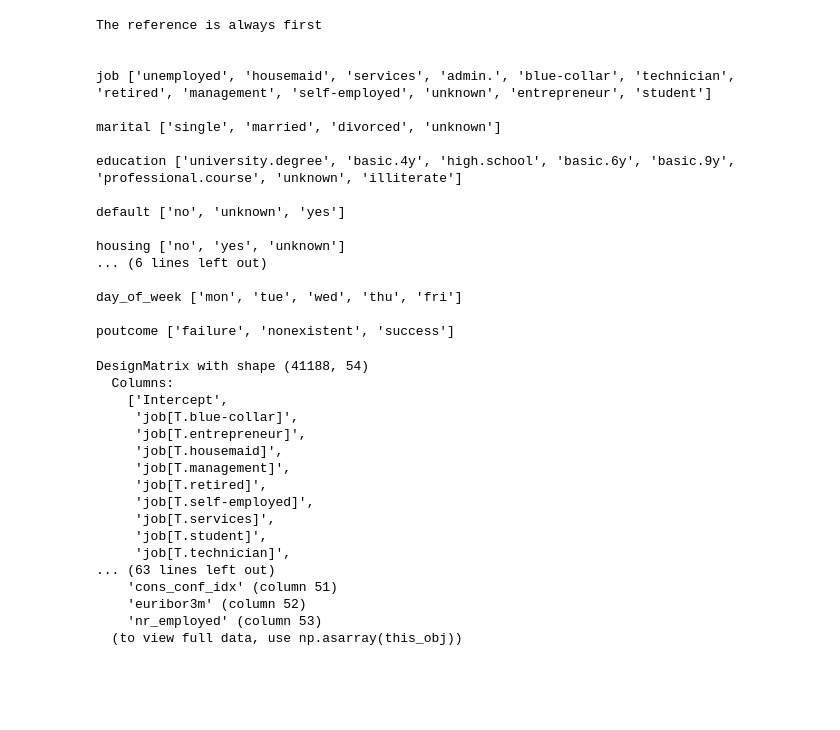
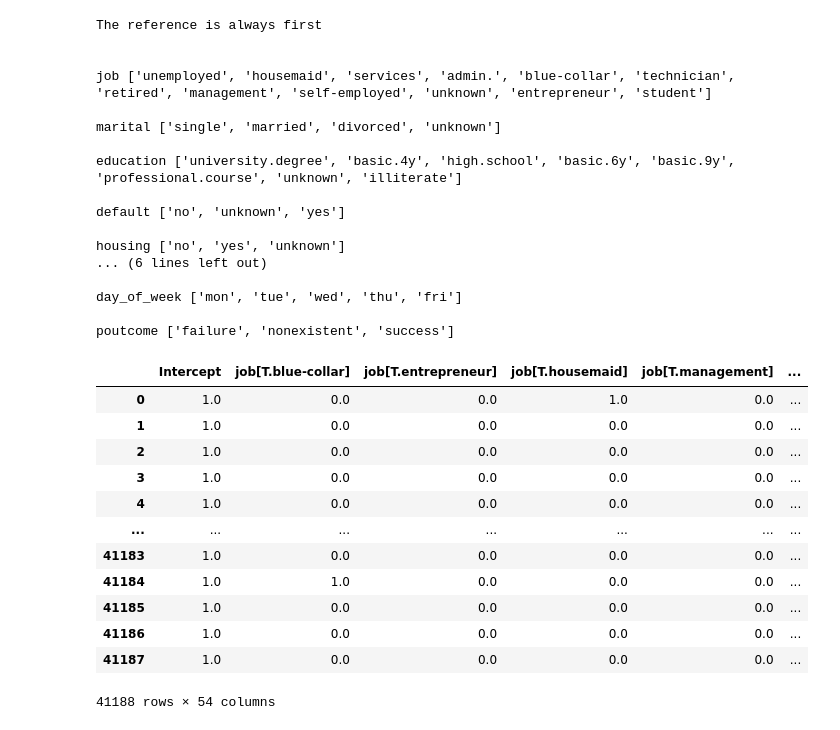
Before and after one commit to santiagoalonso/Data_Mining_2_TEC, a Jupyter notebook: Lasso.ipynb, the cells around one changed output. Cells and saved outputs as stored; diff of their text form; code cells hidden in the pictures; blank space fills up the shorter version.

```diff
--- a/Lasso.ipynb
+++ b/Lasso.ipynb
@@ -193,38 +193,34 @@ poutcome ['failure', 'nonexistent', 'success']
 # %%
 # Define the endogenous variable.
 y = data_bank['y'].replace({'no': 0, 'yes': 1}) #we need to replace strings with 0 and 1
 
 #Now the regression. Lasso will the reduce the number of variables
 formula = "~ age + duration + campaign + pdays + " \
           "previous + emp_var_rate + cons_price_idx + " \
           "cons_conf_idx + euribor3m + nr_employed + " \
           "job + marital + education + default + housing + " \
           "loan + contact + month + day_of_week + poutcome"
 dm = dmatrix(formula, data_bank)  #design matrix
-X = np.asarray(dm)
-dm
+X = pd.DataFrame(dm, columns = dm.design_info.column_names)
+X
 #dc = dmatrix("~ C(job, levels=jobs)", data_bank) #Dummy coding of job
 #print("NUMBER OF ORIGINAL JOB CATEGORIES:\n", len(jobs))
 #print("\nNUMBER OF JOB DUMMIES:\n", dc.shape[1]-1) #minus one because we do not count the intercept
 #print("\nDUMMY COLUMNS (NOTE THAT THE REFERENCE IS NOT PRESENT)\n", dc.design_info.column_names)
 #print("\nDUMMY CODES\nCOLUMNS AS ORGANIZED IN jobs (WITHOUT THE REFERENCE)\n", dc[:, 1:]) #Each column is a job (without the reference). There is a one if the job is there, else zero
 
 #print("\nEXAMPLE. IN DUMMY CODES THE FIRST COLUMN IS FOR HOUSEMAID.\n THE FIRST ROW IS A 1 BECAUSE IN data_bank['job'] THE FIRST ROW IS HOUSEMAID\n", data_bank.loc[:, "job"])
 # %% [output]
+|  | Intercept | job[T.blue-collar] | job[T.entrepreneur] | job[T.housemaid] | job[T.management] | ... |
+| 0 | 1.0 | 0.0 | 0.0 | 1.0 | 0.0 | ... |
+| 1 | 1.0 | 0.0 | 0.0 | 0.0 | 0.0 | ... |
+| 2 | 1.0 | 0.0 | 0.0 | 0.0 | 0.0 | ... |
+| 3 | 1.0 | 0.0 | 0.0 | 0.0 | 0.0 | ... |
+| 4 | 1.0 | 0.0 | 0.0 | 0.0 | 0.0 | ... |
+| ... | ... | ... | ... | ... | ... | ... |
+| 41183 | 1.0 | 0.0 | 0.0 | 0.0 | 0.0 | ... |
+| 41184 | 1.0 | 1.0 | 0.0 | 0.0 | 0.0 | ... |
+| 41185 | 1.0 | 0.0 | 0.0 | 0.0 | 0.0 | ... |
+| 41186 | 1.0 | 0.0 | 0.0 | 0.0 | 0.0 | ... |
+| 41187 | 1.0 | 0.0 | 0.0 | 0.0 | 0.0 | ... |
-DesignMatrix with shape (41188, 54)
-  Columns:
-    ['Intercept',
-     'job[T.blue-collar]',
-     'job[T.entrepreneur]',
-     'job[T.housemaid]',
-     'job[T.management]',
-     'job[T.retired]',
-     'job[T.self-employed]',
-     'job[T.services]',
-     'job[T.student]',
-     'job[T.technician]',
-... (63 lines left out)
-    'cons_conf_idx' (column 51)
-    'euribor3m' (column 52)
-    'nr_employed' (column 53)
-  (to view full data, use np.asarray(this_obj))
+41188 rows × 54 columns
```
Also changed, not shown: parts of 1 cell of this notebook.
